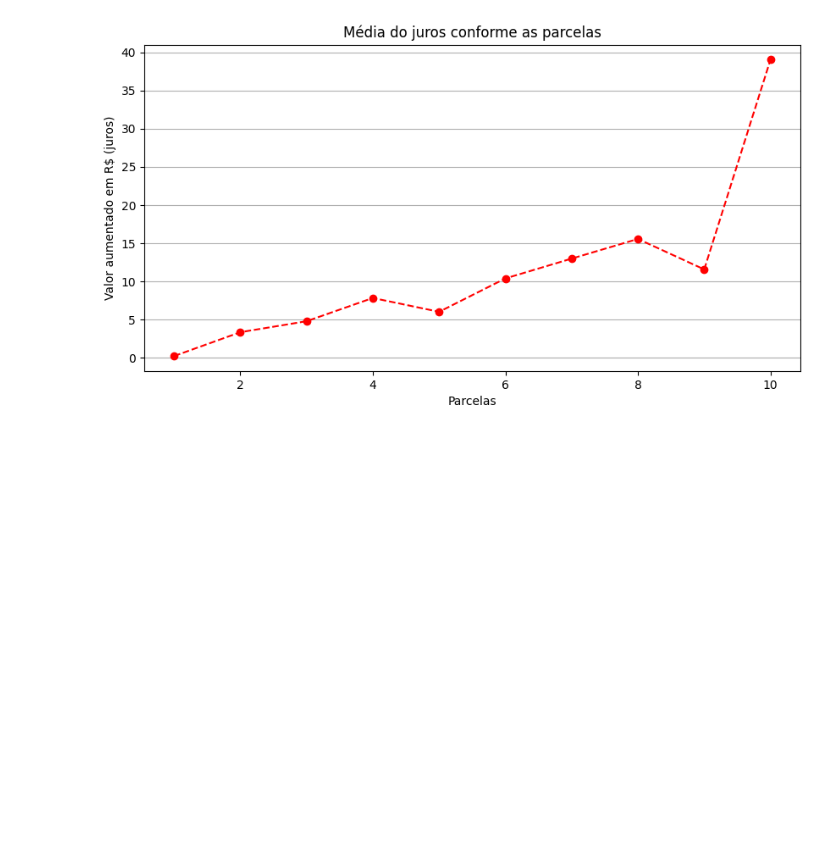
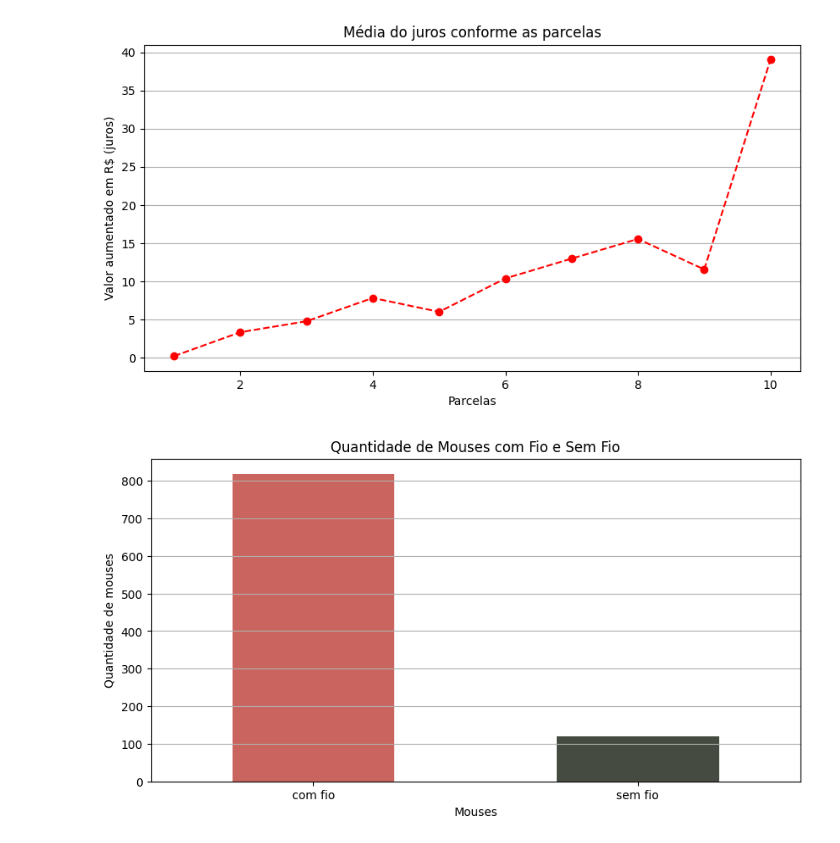
Before and after one commit to joaopbg06/dinamico, a Jupyter notebook: analizeMouses.ipynb, the cells around one changed output. Cells and saved outputs as stored; diff of their text form; code cells hidden in the pictures; blank space fills up the shorter version.

```diff
--- a/analizeMouses.ipynb
+++ b/analizeMouses.ipynb
@@ -33,6 +33,9 @@ plt.show()
 [figure]
 # %%
 # A média do valor a mais pago(juros) por número de parcelas
+
+total_parcelado = df['parcelas'] * df['valor']
+df['juros'] = total_parcelado - df['preco_total']
 
 media_juros_por_parcela = df.groupby('parcelas')['juros'].mean()
 
@@ -44,3 +47,20 @@ plt.grid(axis='y')
 plt.show()
 # %% [output]
 [figure]
+# %%
+# quantidade de mouses que operam com ou sem fio
+
+df['sem_fio'] = df['nome'].str.contains('sem fio', case=False, na=False)
+df['sem_fio'] = df['sem_fio'].replace({True: 'sem fio', False: 'com fio'})
+
+contagem_mouses = df['sem_fio'].value_counts()
+
+contagem_mouses.plot(kind='bar',  color=['#CA645E', '#454B40'],figsize=(10,5))
+plt.title('Quantidade de Mouses com Fio e Sem Fio')
+plt.xlabel('Mouses')
+plt.ylabel('Quantidade de mouses')
+plt.grid(axis= 'y')
+plt.xticks(rotation=0)
+plt.show()
+# %% [output]
+[figure, added]
```
Also changed, not shown: parts of 7 cells of this notebook, 3 other files.
